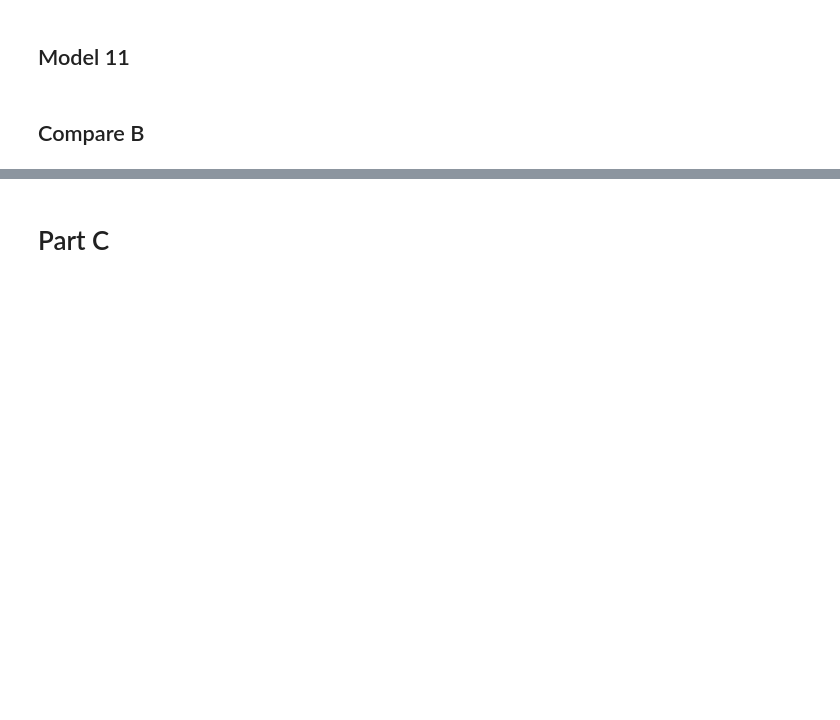
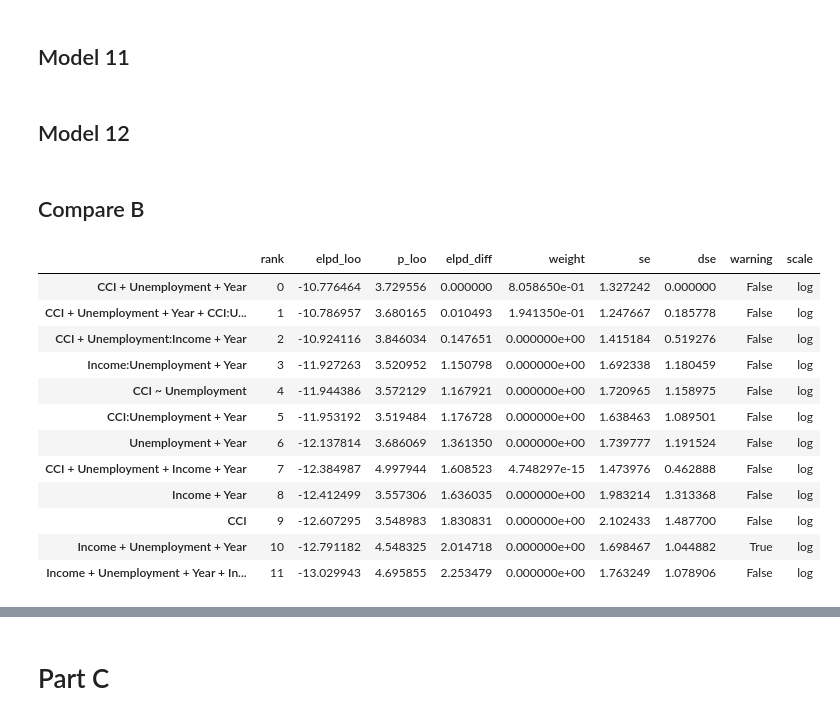
Before and after one commit to sanganalasya-hash/Data-Science, a Jupyter notebook: AP_Research.ipynb, the cells around one changed output, grey strips where cells are left out. Cells and saved outputs as stored; diff of their text form; code cells hidden in the pictures; blank space fills up the shorter version.

```diff
--- a/AP_Research.ipynb
+++ b/AP_Research.ipynb
@@ -252,3 +252,5 @@ idata_10 = model_10.fit(idata_kwargs={'log_likelihood': True}, posterior_predict
 model_11 = bmb.Model("Hemline ~ CCI:Unemployment + Year", data=econ_1, family="t")
 #fit the model, generating posterior predictive samples directly
 idata_11 = model_11.fit(idata_kwargs={'log_likelihood': True}, posterior_predictive=True)
+# %% [markdown]
+## Model 12
@@ -257,19 +263,34 @@ idata_11 = model_11.fit(idata_kwargs={'log_likelihood': True}, posterior_predict
 # %%
 cmp_df_1 = az.compare({
        'CCI': idata_1b,
     'Unemployment + Year': idata_2b,
     'CCI + Unemployment + Year': idata_3b,
     'CCI + Unemployment + Year + CCI:Unemployment': idata_4b,
     'Income + Unemployment + Year': idata_5,
     'Income + Year': idata_6,
     'CCI + Unemployment + Income + Year': idata_7,
     'Income + Unemployment + Year + Income:Unemployment': idata_8,
     'CCI + Unemployment:Income + Year': idata_9,
     'Income:Unemployment + Year': idata_10,
-  'CCI:Unemployment + Year': idata_11
+  'CCI:Unemployment + Year': idata_11,
+  'CCI ~ Unemployment': idata_12
 })
 
 display(cmp_df_1)
+# %% [output]
+|  | rank | elpd_loo | p_loo | elpd_diff | weight | se | dse | warning | scale |
+| CCI + Unemployment + Year | 0 | -10.776464 | 3.729556 | 0.000000 | 8.058650e-01 | 1.327242 | 0.000000 | False | log |
+| CCI + Unemployment + Year + CCI:U... | 1 | -10.786957 | 3.680165 | 0.010493 | 1.941350e-01 | 1.247667 | 0.185778 | False | log |
+| CCI + Unemployment:Income + Year | 2 | -10.924116 | 3.846034 | 0.147651 | 0.000000e+00 | 1.415184 | 0.519276 | False | log |
+| Income:Unemployment + Year | 3 | -11.927263 | 3.520952 | 1.150798 | 0.000000e+00 | 1.692338 | 1.180459 | False | log |
+| CCI ~ Unemployment | 4 | -11.944386 | 3.572129 | 1.167921 | 0.000000e+00 | 1.720965 | 1.158975 | False | log |
+| CCI:Unemployment + Year | 5 | -11.953192 | 3.519484 | 1.176728 | 0.000000e+00 | 1.638463 | 1.089501 | False | log |
+| Unemployment + Year | 6 | -12.137814 | 3.686069 | 1.361350 | 0.000000e+00 | 1.739777 | 1.191524 | False | log |
+| CCI + Unemployment + Income + Year | 7 | -12.384987 | 4.997944 | 1.608523 | 4.748297e-15 | 1.473976 | 0.462888 | False | log |
+| Income + Year | 8 | -12.412499 | 3.557306 | 1.636035 | 0.000000e+00 | 1.983214 | 1.313368 | False | log |
+| CCI | 9 | -12.607295 | 3.548983 | 1.830831 | 0.000000e+00 | 2.102433 | 1.487700 | False | log |
+| Income + Unemployment + Year | 10 | -12.791182 | 4.548325 | 2.014718 | 0.000000e+00 | 1.698467 | 1.044882 | True | log |
+| Income + Unemployment + Year + In... | 11 | -13.029943 | 4.695855 | 2.253479 | 0.000000e+00 | 1.763249 | 1.078906 | False | log |
 # %%
 az.plot_compare(cmp_df_1)
 # %% [output]
```
Also changed, not shown: parts of 7 cells of this notebook.
